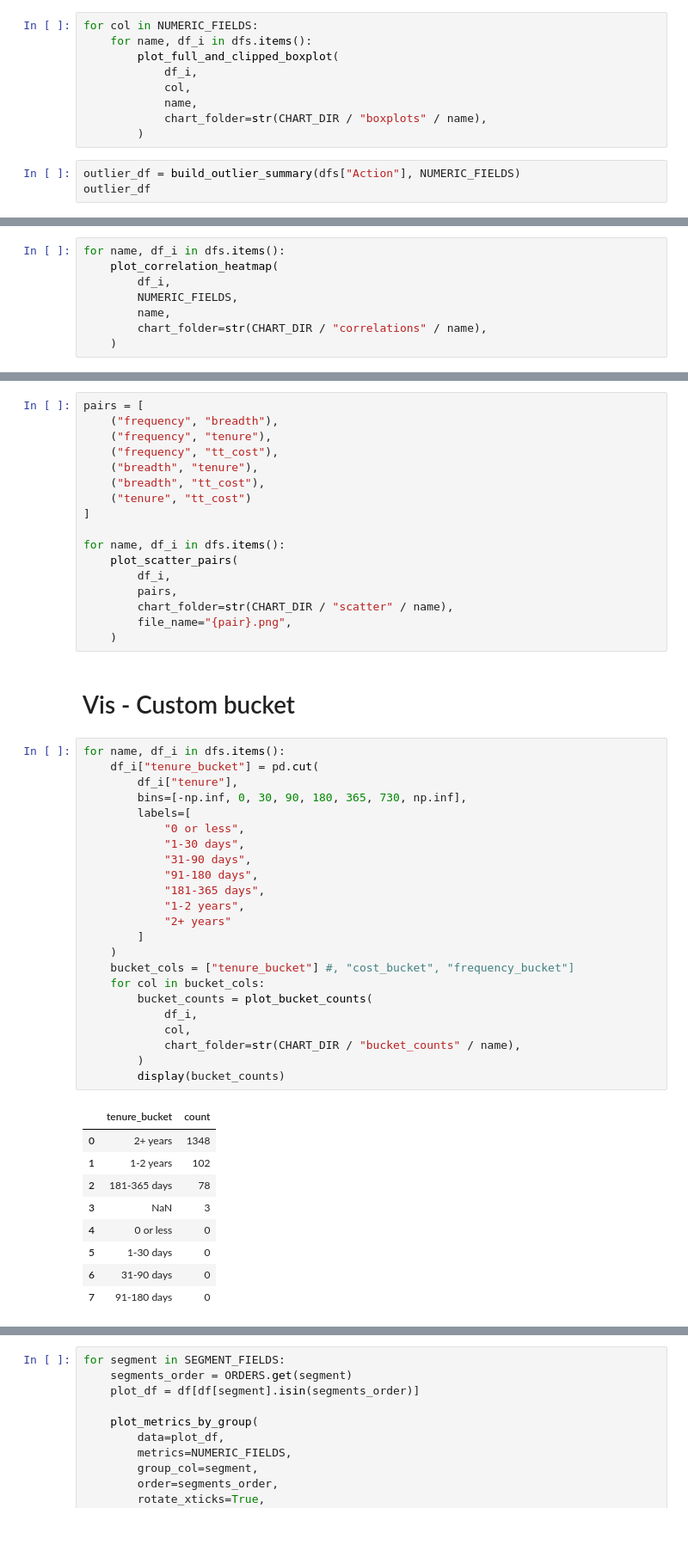
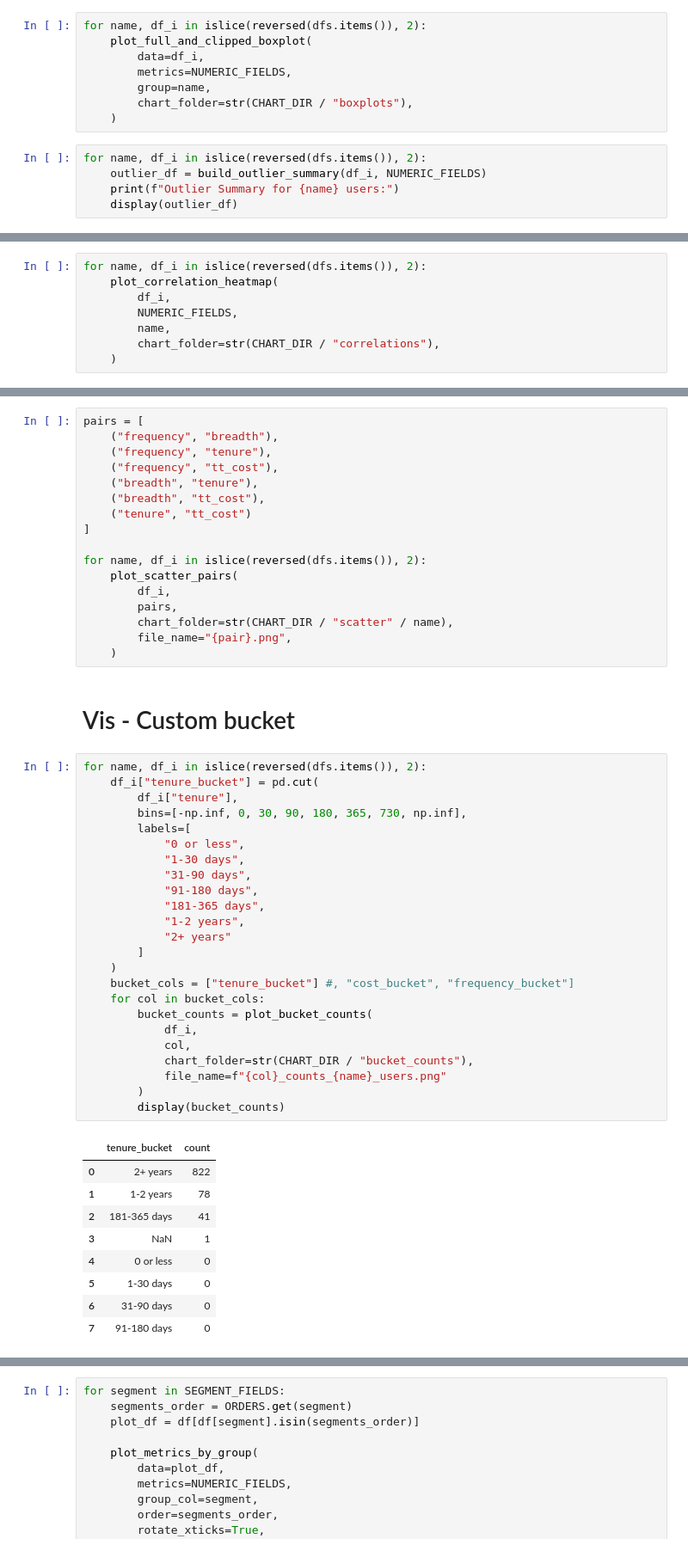
Before and after one commit to ying-gannett/stop_save_pChurn, a Jupyter notebook: src/notebooks/EDA.ipynb, the cells around one changed output, grey strips where cells are left out. Shown at 86% size. Drawn from its saved outputs; the diff is of its cells as text.

```diff
--- a/src/notebooks/EDA.ipynb
+++ b/src/notebooks/EDA.ipynb
@@ -127,15 +186,16 @@ for col in NUMERIC_FIELDS:
 # %% [markdown]
 # Vis - Boxplot
 # %%
-for col in NUMERIC_FIELDS:
-    for name, df_i in dfs.items():
-        plot_full_and_clipped_boxplot(
-            df_i,
-            col,
-            name,
-            chart_folder=str(CHART_DIR / "boxplots" / name),
-        )
+for name, df_i in islice(reversed(dfs.items()), 2):
+    plot_full_and_clipped_boxplot(
+        data=df_i,
+        metrics=NUMERIC_FIELDS,
+        group=name,
+        chart_folder=str(CHART_DIR / "boxplots"),
+    )
 # %%
-outlier_df = build_outlier_summary(dfs["Action"], NUMERIC_FIELDS)
-outlier_df
+for name, df_i in islice(reversed(dfs.items()), 2):
+    outlier_df = build_outlier_summary(df_i, NUMERIC_FIELDS)
+    print(f"Outlier Summary for {name} users:")
+    display(outlier_df)
 # %% [output]
@@ -156,12 +214,12 @@ outlier_df
 # %% [markdown]
 # Vis - Correlation, Pairplot, Scatterplot
 # %%
-for name, df_i in dfs.items():
+for name, df_i in islice(reversed(dfs.items()), 2):
     plot_correlation_heatmap(
         df_i,
         NUMERIC_FIELDS,
         name,
-        chart_folder=str(CHART_DIR / "correlations" / name),
+        chart_folder=str(CHART_DIR / "correlations"),
     )
 # %%
 # sample_df = df[NUMERIC_FIELDS].dropna().sample(
@@ -181,7 +239,7 @@ pairs = [
     ("tenure", "tt_cost")
 ]
 
-for name, df_i in dfs.items():
+for name, df_i in islice(reversed(dfs.items()), 2):
     plot_scatter_pairs(
         df_i,
         pairs,
@@ -191,34 +249,35 @@ for name, df_i in dfs.items():
 # %% [markdown]
 # Vis - Custom bucket
 # %%
-for name, df_i in dfs.items():
+for name, df_i in islice(reversed(dfs.items()), 2):
     df_i["tenure_bucket"] = pd.cut(
         df_i["tenure"],
         bins=[-np.inf, 0, 30, 90, 180, 365, 730, np.inf],
         labels=[
             "0 or less",
             "1-30 days",
             "31-90 days",
             "91-180 days",
             "181-365 days",
             "1-2 years",
             "2+ years"
         ]
     )
     bucket_cols = ["tenure_bucket"] #, "cost_bucket", "frequency_bucket"]
     for col in bucket_cols:
         bucket_counts = plot_bucket_counts(
             df_i,
             col,
-            chart_folder=str(CHART_DIR / "bucket_counts" / name),
+            chart_folder=str(CHART_DIR / "bucket_counts"),
+            file_name=f"{col}_counts_{name}_users.png"
         )
         display(bucket_counts)
 # %% [output]
 |  | tenure_bucket | count |
-| 0 | 2+ years | 1348 |
-| 1 | 1-2 years | 102 |
-| 2 | 181-365 days | 78 |
-| 3 | NaN | 3 |
+| 0 | 2+ years | 822 |
+| 1 | 1-2 years | 78 |
+| 2 | 181-365 days | 41 |
+| 3 | NaN | 1 |
 | 4 | 0 or less | 0 |
 | 5 | 1-30 days | 0 |
 | 6 | 31-90 days | 0 |
```
Also changed, not shown: parts of 17 cells of this notebook, 1 other file.
